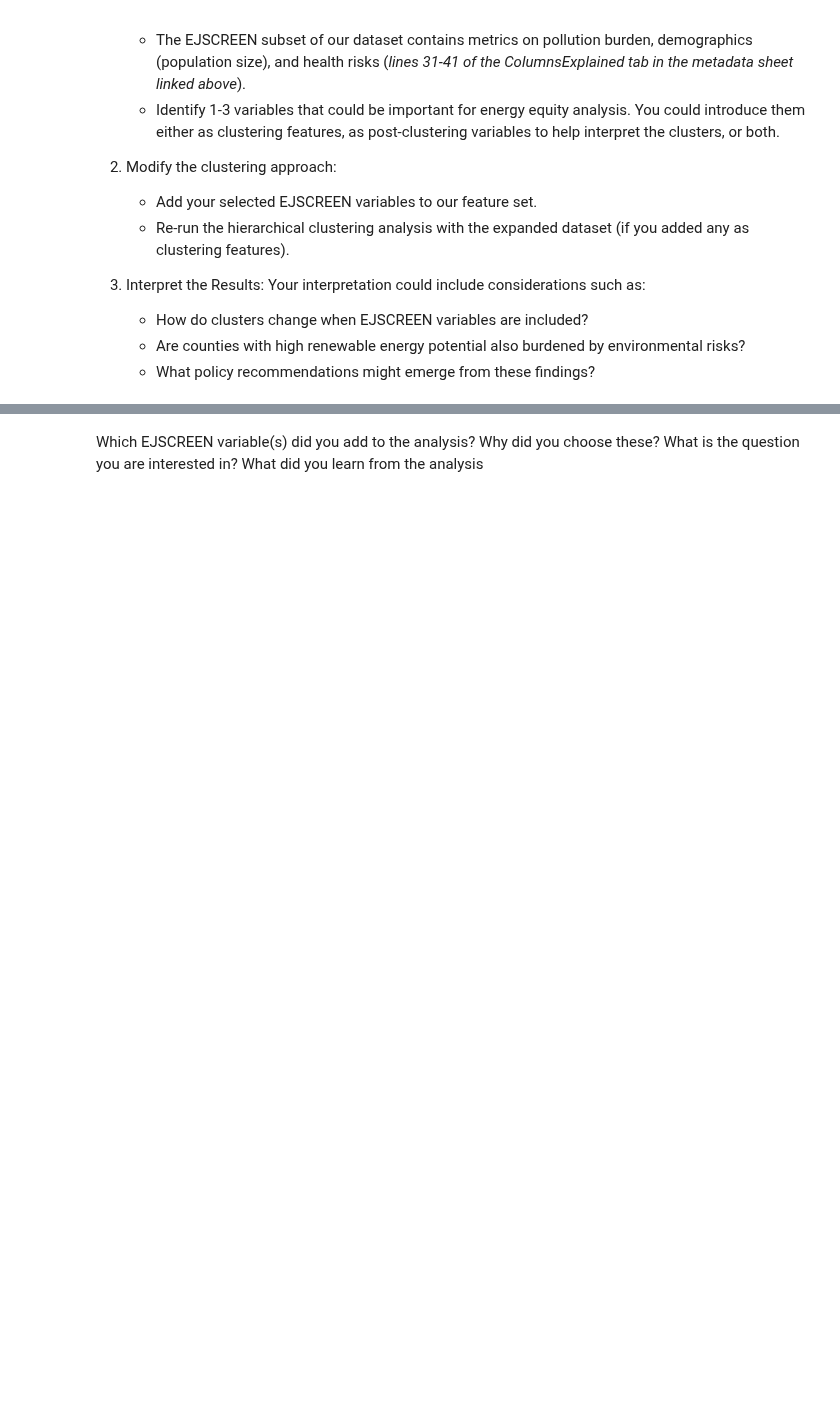
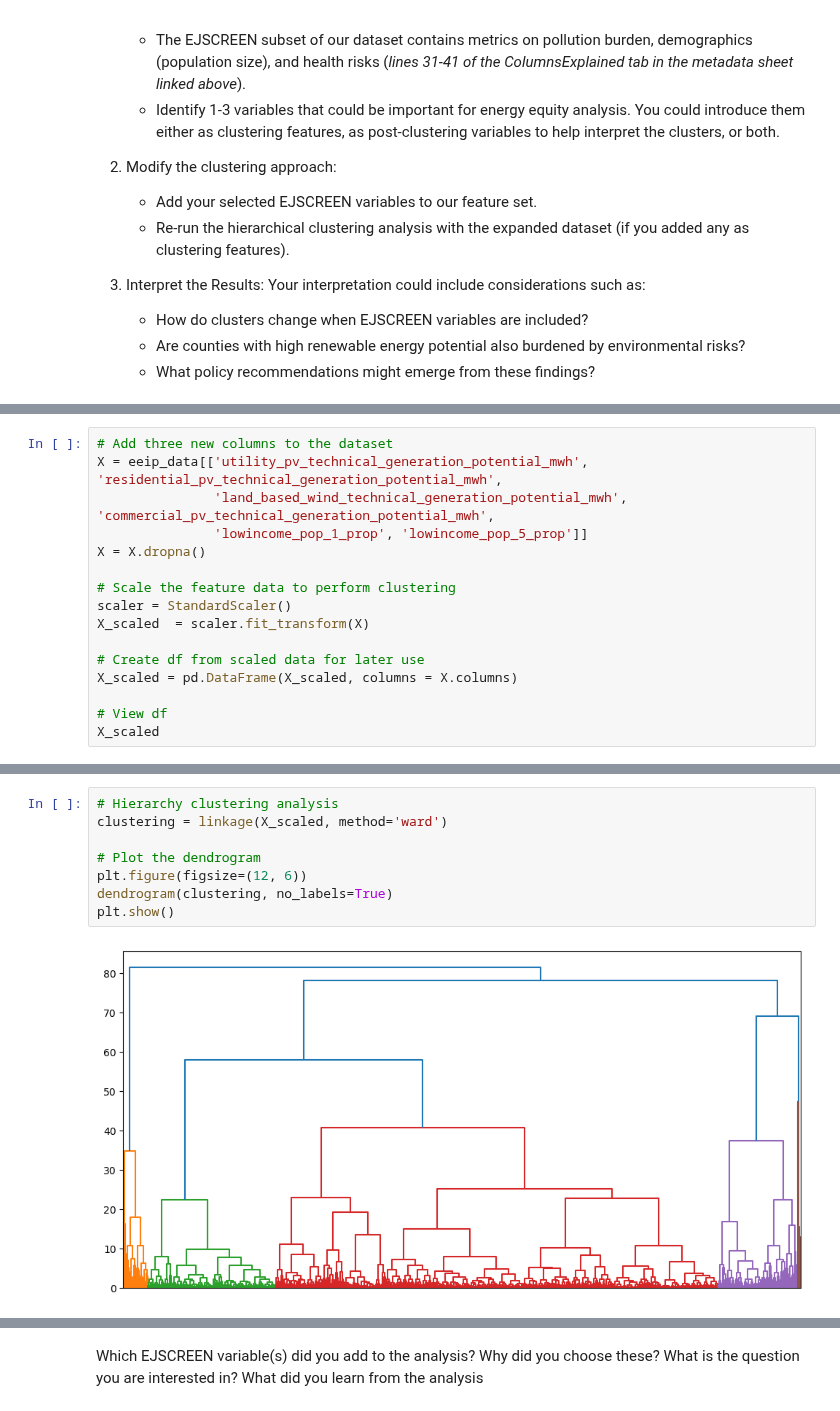
Before and after one commit to tommats00/EDS232-labs, a Jupyter notebook: Week8/lab8-ej-clustering-.ipynb, the cells around one changed output, grey strips where cells are left out. Drawn from its saved outputs; the diff is of its cells as text; blank space fills up the shorter version.

```diff
--- a/Week8/lab8-ej-clustering-.ipynb
+++ b/Week8/lab8-ej-clustering-.ipynb
@@ -128,0 +199,16 @@ So far, we have clustered counties based on **energy potential**, but energy pot
+# %%
+# Add three new columns to the dataset
+X = eeip_data[['utility_pv_technical_generation_potential_mwh', 'residential_pv_technical_generation_potential_mwh',
+               'land_based_wind_technical_generation_potential_mwh', 'commercial_pv_technical_generation_potential_mwh',
+               'lowincome_pop_1_prop', 'lowincome_pop_5_prop']]
+X = X.dropna()
+
+# Scale the feature data to perform clustering
+scaler = StandardScaler()
+X_scaled  = scaler.fit_transform(X)
+
+# Create df from scaled data for later use
+X_scaled = pd.DataFrame(X_scaled, columns = X.columns)
+
+# View df
+X_scaled
@@ -128,0 +229,10 @@ So far, we have clustered counties based on **energy potential**, but energy pot
+# %%
+# Hierarchy clustering analysis
+clustering = linkage(X_scaled, method='ward')
+
+# Plot the dendrogram
+plt.figure(figsize=(12, 6))
+dendrogram(clustering, no_labels=True)
+plt.show()
+# %% [output]
+[figure, added]
```
Also changed, not shown: parts of 16 cells of this notebook.
